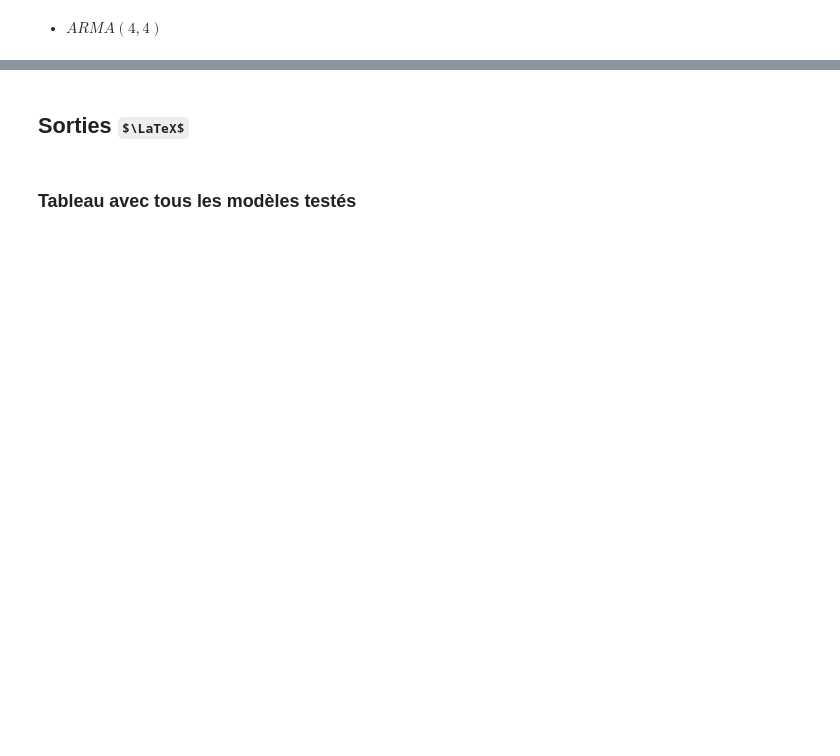
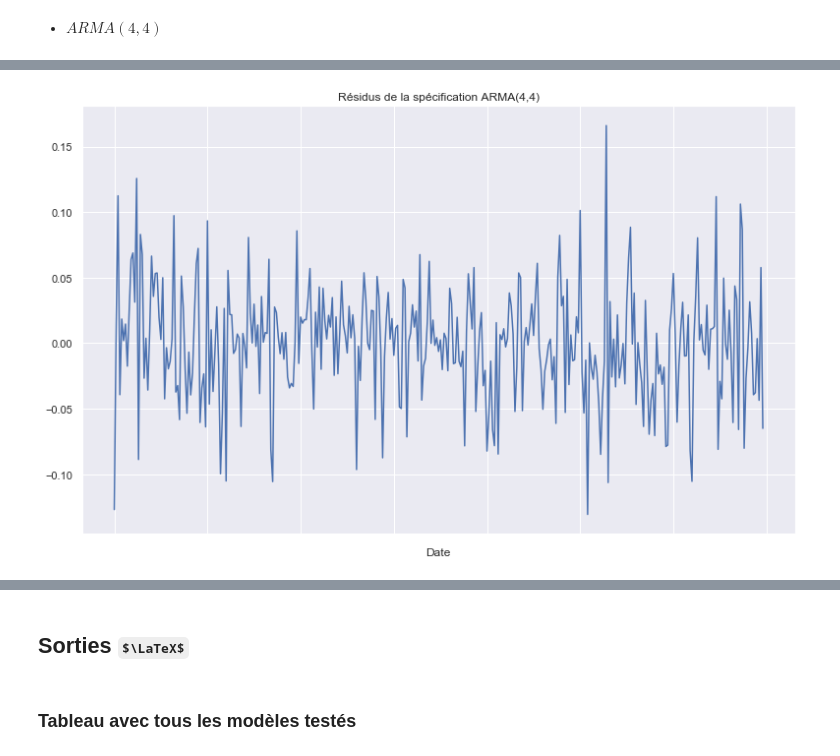
Before and after one commit to DimSum2k20/TimeSeries, a Jupyter notebook: partie2_modeles_arma.ipynb, the cells around one changed output, grey strips where cells are left out. Cells and saved outputs as stored; diff of their text form; code cells hidden in the pictures; some formulas as TeX source; blank space fills up the shorter version.

```diff
--- a/partie2_modeles_arma.ipynb
+++ b/partie2_modeles_arma.ipynb
@@ -291,0 +366,6 @@ best_mse
+# %%
+resid.plot(title=u"Résidus de la spécification ARMA(4,4)",legend=False, figsize=(13,8))
+plt.savefig("Images/resid.pdf")
+plt.show()
+# %% [output]
+[figure, added]
```
Also changed, not shown: parts of 54 cells of this notebook, 8 other files.
